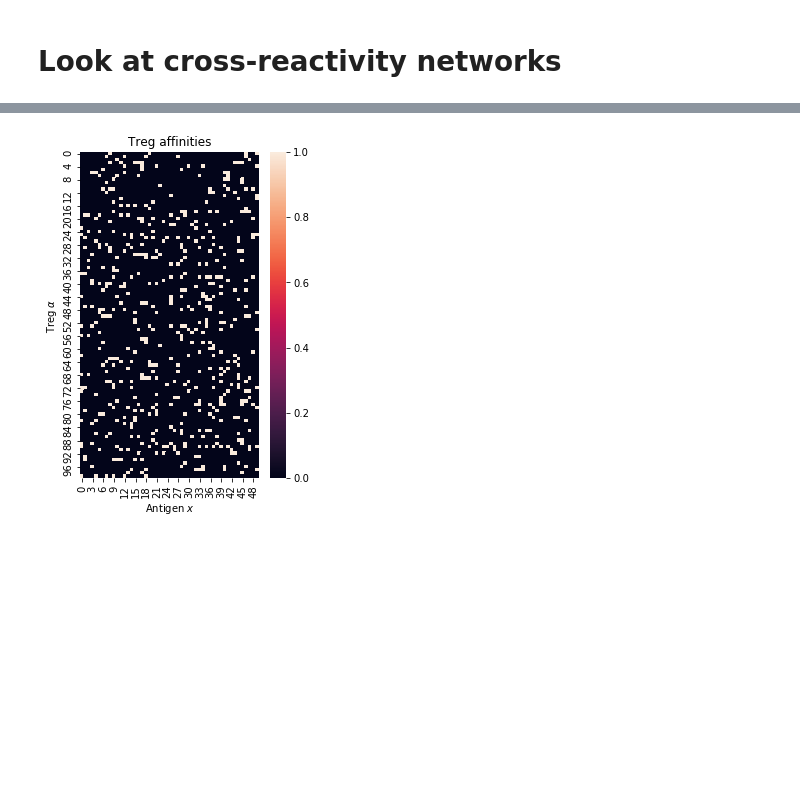
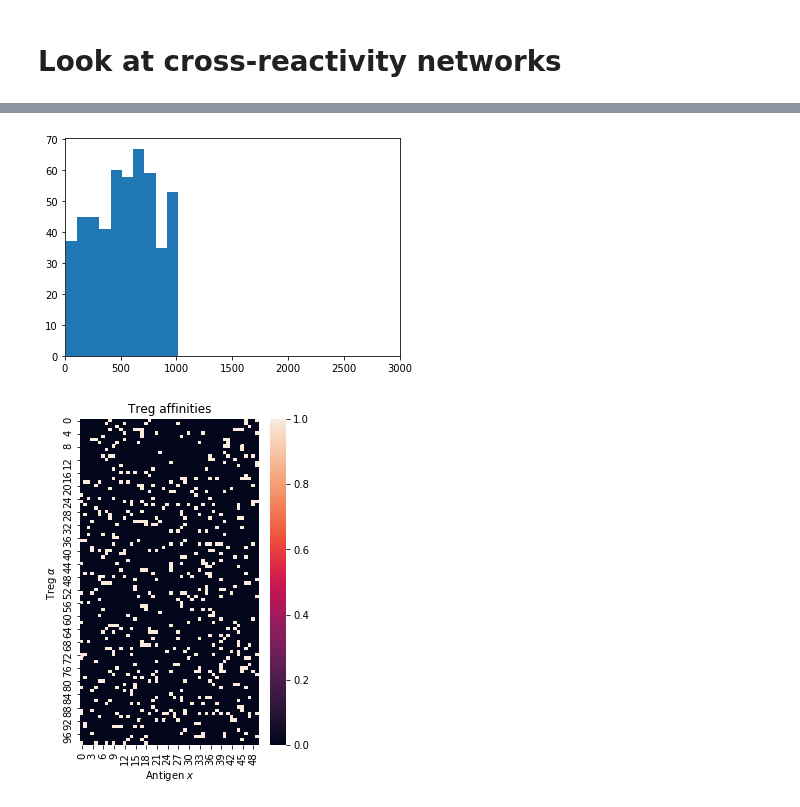
Before and after one commit to Ninjaneer32/immune-svm, a Jupyter notebook: scripts/ImmuneOptimization.ipynb, the cells around one changed output, grey strips where cells are left out. Saved outputs shown, nothing was run; the diff lists cells and outputs as text; code cells hidden in the pictures; blank space fills up the shorter version.

```diff
--- a/scripts/ImmuneOptimization.ipynb
+++ b/scripts/ImmuneOptimization.ipynb
@@ -7,3 +43,9 @@ import pickle
+# %%
+plt.hist(palphax.sum(axis=1))
+plt.gca().set_xlim((0,3000))
+plt.show()
+# %% [output]
+[figure, added]
 # %%
 # Parameters
 params = {}
```
Also changed, not shown: parts of 12 cells of this notebook, 14 other files.
